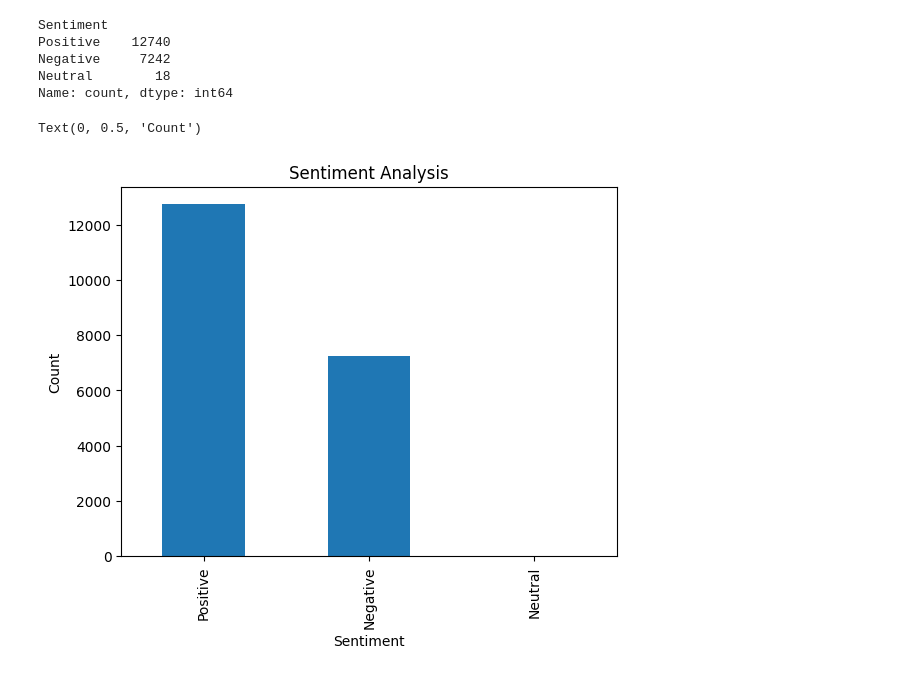
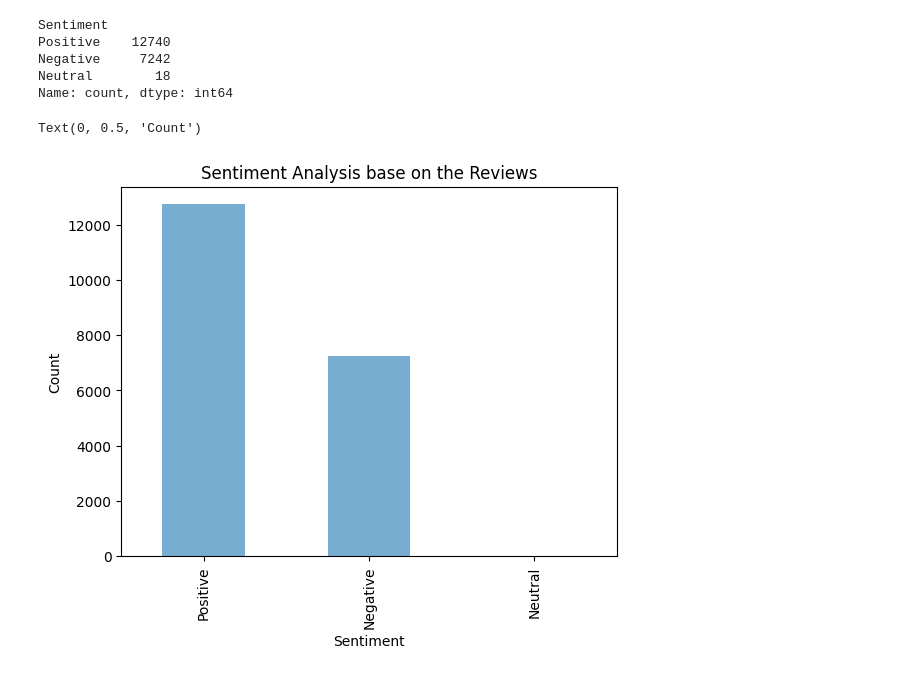
Before and after one commit to RealRinzin/Health-Care-Data-Analysis, a Jupyter notebook: 04_02 Sentiment analysis using textblob.ipynb, the cells around one changed output. Drawn from its saved outputs; the diff is of its cells as text; code cells hidden in the pictures.

```diff
--- a/04_02 Sentiment analysis using textblob.ipynb
+++ b/04_02 Sentiment analysis using textblob.ipynb
@@ -16,7 +16,7 @@ import matplotlib.pyplot as plt
 from textblob import TextBlob
 # %%
 # Import the Patient Experience Data
-df_experience = pd.read_csv('../demo_patient_experience_data_NHC.csv')
+df_experience = pd.read_csv('./csv/demo_patient_experience_data_NHC.csv')
 df_experience.head(4)
 # %% [output]
 |  | Unnamed: 0 | Entry Code | Feedback Date | Patient Age | Staff Rating | Speed Rating | Wait Time (minutes) | ... |
@@ -98,10 +98,10 @@ Neutral        18
 Name: count, dtype: int64
 # %%
 # Visualization the data in Bar graph
-sentiment_counts.plot(kind="bar")
+sentiment_counts.plot(kind="bar", alpha=.6)
 plt.title('Sentiment Analysis base on the Reviews')
 plt.xlabel('Sentiment')
 plt.ylabel('Count')
 # %% [output]
 Text(0, 0.5, 'Count')
-[figure, old version]
+[figure, new version]
```
Also changed, not shown: 14 other files.
